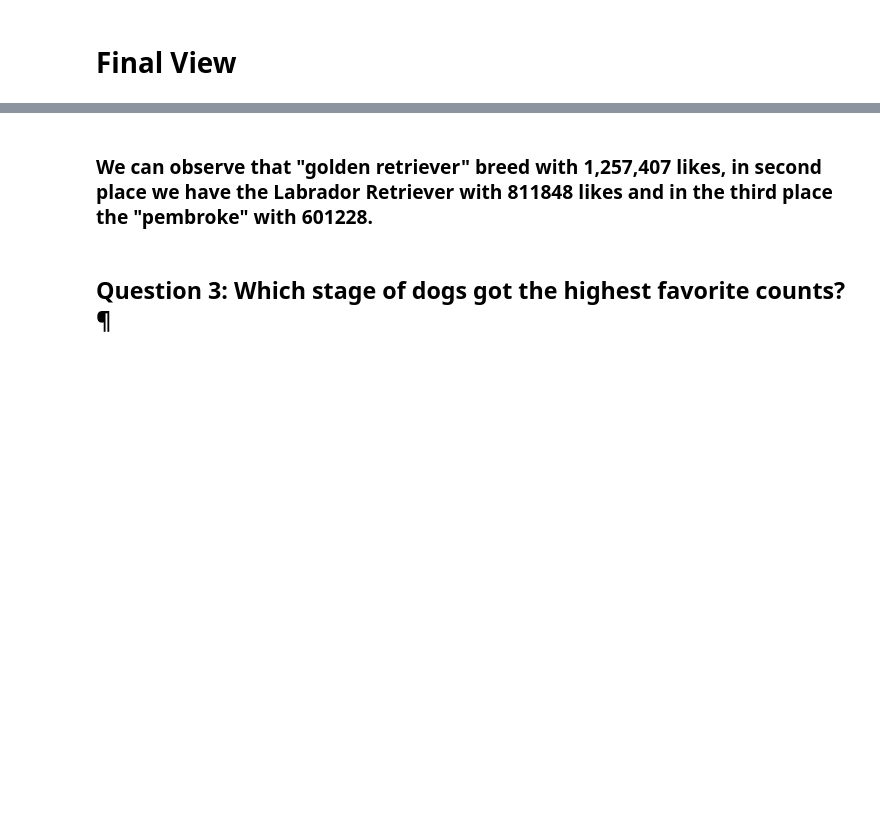
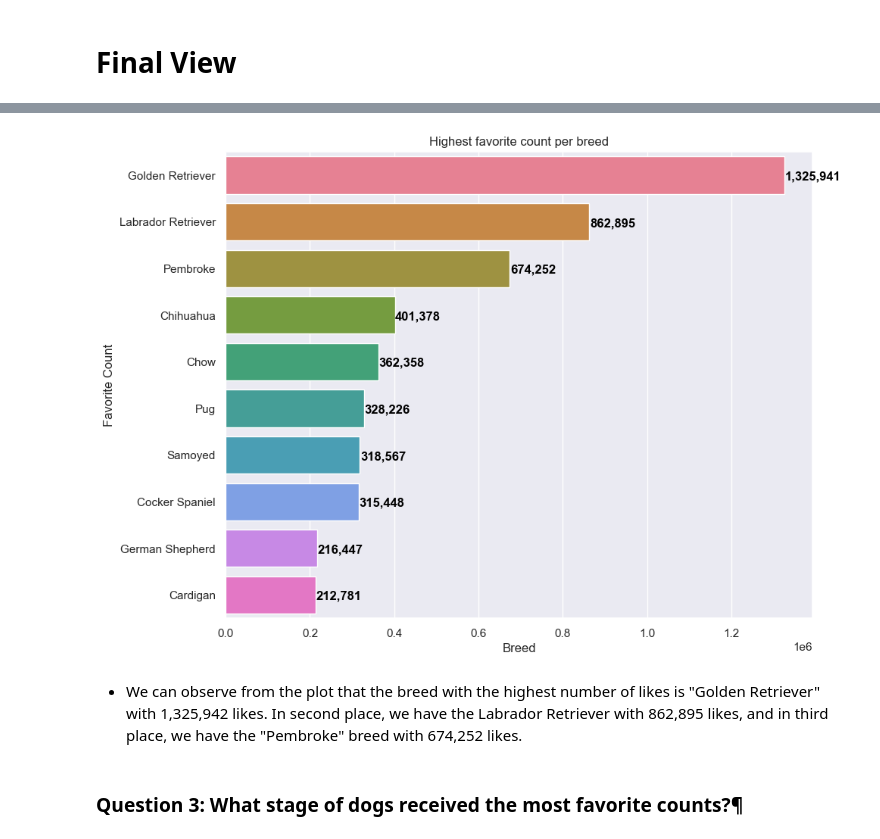
Before and after one commit to facf00/We-Rate-Dogs---API, a Jupyter notebook: wrangle_act.ipynb, the cells around one changed output, grey strips where cells are left out. Saved outputs shown, nothing was run; the diff lists cells and outputs as text; code cells hidden in the pictures; blank space fills up the shorter version.

```diff
--- a/wrangle_act.ipynb
+++ b/wrangle_act.ipynb
@@ -590,7 +620,38 @@ for i in ax.containers:
+# %%
+# Set color palette
+color = sns.color_palette("husl", 10)
+
+# Set plot size and font scale
+sns.set(rc={'figure.figsize': (10, 8)})
+sns.set(font_scale=1)
+
+# Create a pivot table to calculate the total favorite count per breed
+pivot_breed = df_clean[df_clean.breed != 'unknown'].pivot_table(index=['breed'], values=['favorite_count'], aggfunc='sum').sort_values(by="favorite_count",ascending=False)
+
+# Create a bar plot of the top 10 breeds with the highest favorite counts
+ax = sns.barplot(x='favorite_count', y=pivot_breed.index, data=pivot_breed, palette=color,order=pivot_breed[:10].index)
+
+# Set plot title, y-label, and x-label
+plt.title('Highest favorite count per breed')
+plt.ylabel('Favorite Count')
+plt.xlabel('Breed')
+
+# set the y-axis labels to title case
+yticklabels = [label.get_text().title() for label in ax.get_yticklabels()]
+ax.set_yticklabels(yticklabels)
+
+# Save the plot as an image
+plt.savefig('breed')
+
+# Add labels to the bars in the plot
+for i, v in enumerate(ax.patches):
+    ax.text(v.get_width() + 1000, i+0.1, f"{int(v.get_width()):,}", color='black', fontweight='bold')
+# %% [output]
+[figure, added]
 # %% [markdown]
-###   We can observe that "golden retriever" breed  with 1,257,407 likes, in second place we have the Labrador Retriever with 811848 likes and in the third place the "pembroke" with 601228.
+- We can observe from the plot that the breed with the highest number of likes is "Golden Retriever" with 1,325,942 likes. In second place, we have the Labrador Retriever with 862,895 likes, and in third place, we have the "Pembroke" breed with 674,252 likes.
 # %% [markdown]
-## Question 3: Which stage of dogs got the highest favorite counts?¶
+### Question 3: What stage of dogs received the most favorite counts?¶
 # %%
 pivot_stage = df_clean.pivot_table(index=['stage'], values=['favorite_count'], aggfunc='sum')
 pivot_stage
```
Also changed, not shown: parts of 31 cells of this notebook, 7 other files.
